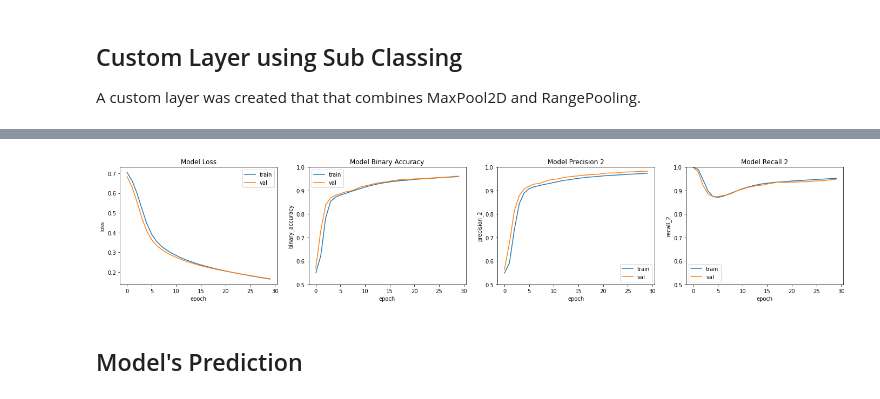
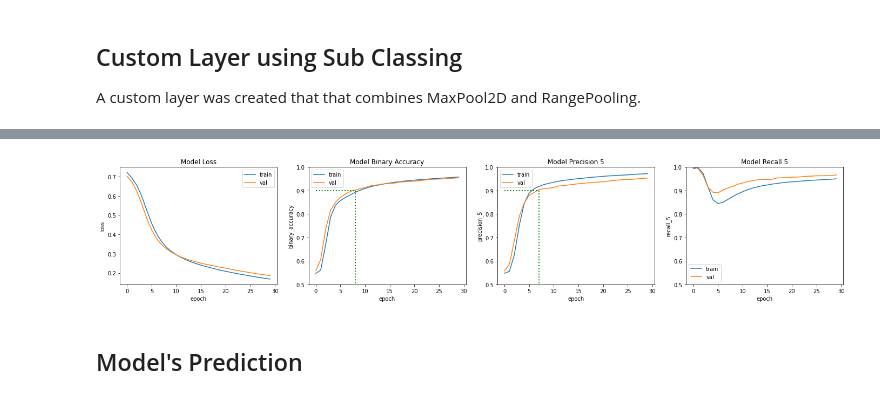
Before and after one commit to RolandSherwin/MultiplePooling-and-AutoencoderClassifierHybrid, a Jupyter notebook: 01-multiple-pooling.ipynb, the cells around one changed output, grey strips where cells are left out. Saved outputs shown, nothing was run; the diff lists cells and outputs as text; code cells hidden in the pictures.

```diff
--- a/01-multiple-pooling.ipynb
+++ b/01-multiple-pooling.ipynb
@@ -434,7 +439,8 @@ Epoch 30/30
 # %%
+print(f"Test Set metrics and Training History:")
 multi_pooling_1.evaluate(test_ds)
 np.save("./models/multi_pooling_history.npy", multi_pooling_history.history)
 # multi_pooling_history = np.load("./models/multi_pooling_history.npy", allow_pickle='TRUE').item()
-multi_pooling_plot = HistoryPlotter(history=multi_pooling_history.history)
+multi_pooling_plot = HistoryPlotter(history=multi_pooling_history.history, accuracy_line=0.9, max_y_lim=[0.5, 1])
 multi_pooling_plot.all(row_col=[1,0])
 # %% [output]
@@ -442,4 +449,4 @@ multi_pooling_plot.all(row_col=[1,0])
-[figure, old version]
+[figure, new version]
 # %% [markdown]
 ## Model's Prediction
 # %%
```
Also changed, not shown: parts of 16 cells of this notebook, 3 other files.
